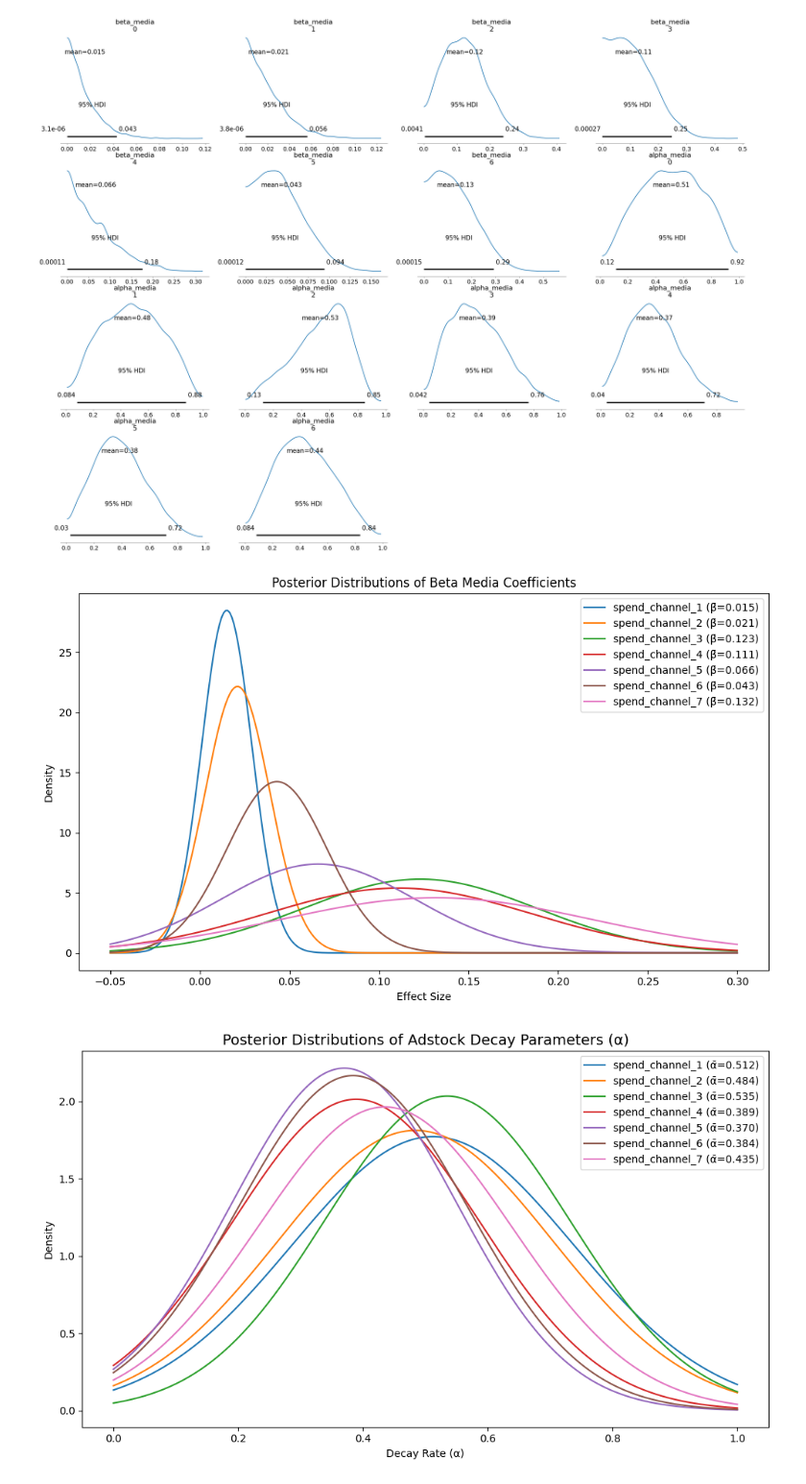
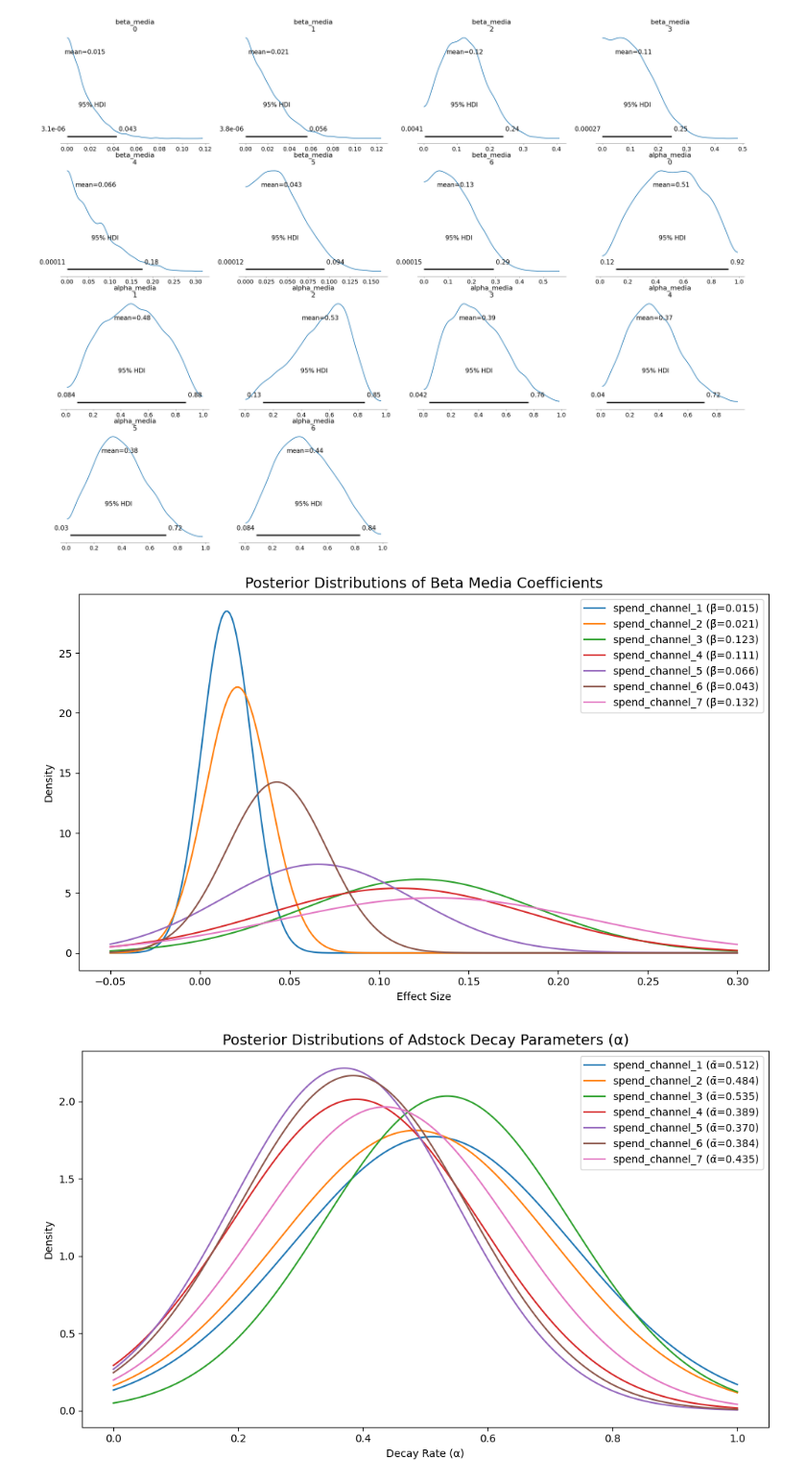
Before and after one commit to ammarmahmood94/Haensel, a Jupyter notebook: notebooks/post_model_analysis.ipynb, the cells around one changed output. Shown at 96% size. Saved outputs shown, nothing was run; the diff lists cells and outputs as text; code cells hidden in the pictures.

```diff
--- a/notebooks/post_model_analysis.ipynb
+++ b/notebooks/post_model_analysis.ipynb
@@ -54,25 +54,25 @@ summary.to_csv(os.path.join(project_root,"output_files/mmm_summary.csv"))
 # %%
 
 summary = pd.read_csv(os.path.join(project_root,"output_files/mmm_summary.csv"))
 beta_subset = summary[summary["Unnamed: 0"].str.contains("beta_media")].head(7)
 beta_subset.set_index("Unnamed: 0", inplace=True)
 
 # Plot KDEs
 x = np.linspace(-0.05, 0.3, 300)
 fig, ax = plt.subplots(figsize=(10, 6))
 for i, (param, row) in enumerate(beta_subset.iterrows()):
     mu, sigma = row["mean"], row["sd"]
     y = (1 / (sigma * np.sqrt(2 * np.pi))) * np.exp(-0.5 * ((x - mu) / sigma) ** 2)
     ax.plot(x, y, label=f"spend_channel_{i+1} (β̄={mu:.3f})")
 
-ax.set_title("Posterior Distributions of Beta Media Coefficients")
+ax.set_title("Posterior Distributions of Beta Media Coefficients", fontsize=14)
 ax.set_xlabel("Effect Size")
 ax.set_ylabel("Density")
 ax.legend()
 plt.tight_layout()
 plt.show()
 # %% [output]
-[figure, old version]
+[figure, new version]
 # %%
 # Select a few alpha_media parameters
 alpha_subset = summary[summary["Unnamed: 0"].str.contains("alpha_media")].head(7)
```
Also changed, not shown: parts of 2 cells of this notebook, 8 other files.
